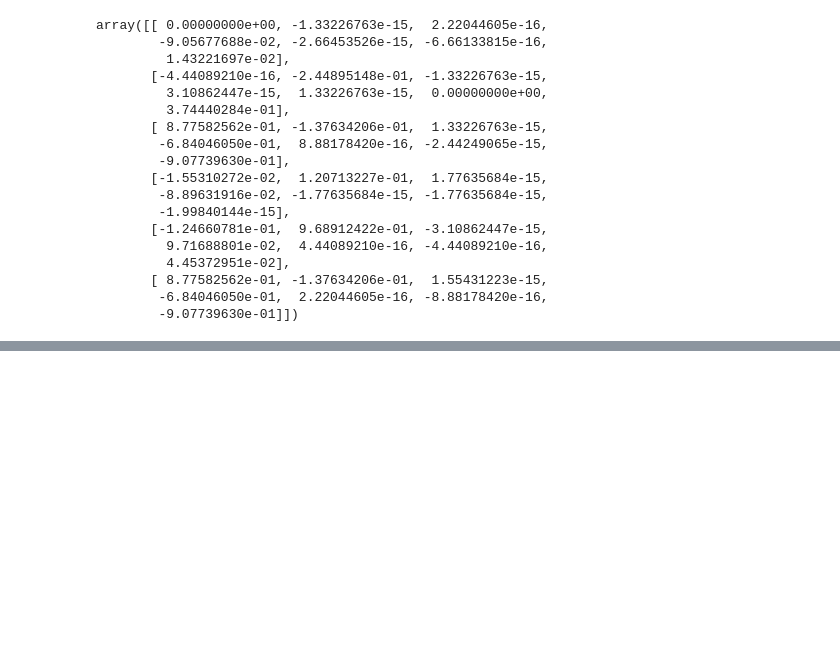
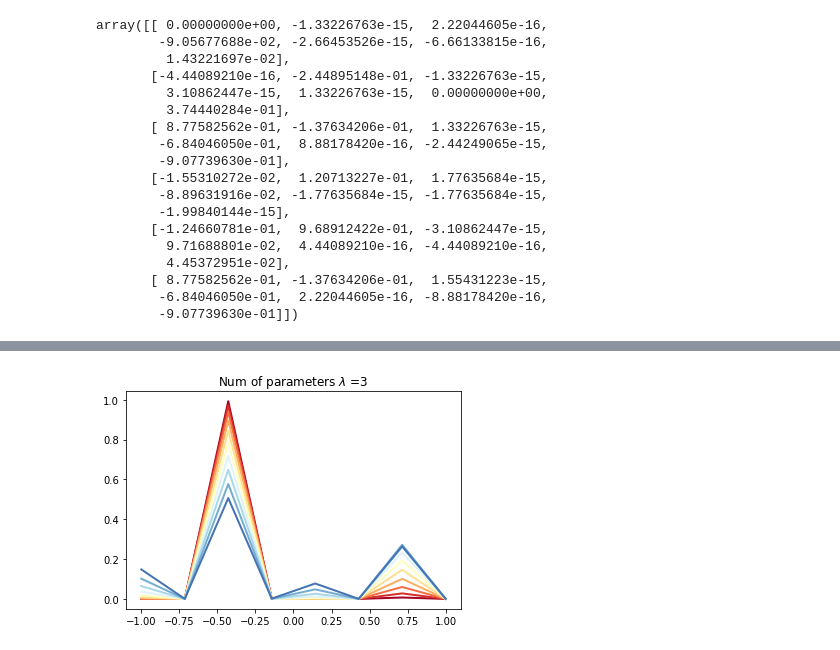
Before and after one commit to santoshkumarradha/stochastic-qc, a Jupyter notebook: Wick space evolution/implementation 2.ipynb, the cells around one changed output, grey strips where cells are left out. Saved outputs shown, nothing was run; the diff lists cells and outputs as text; code cells hidden in the pictures; blank space fills up the shorter version.

```diff
--- a/Wick space evolution/implementation 2.ipynb
+++ b/Wick space evolution/implementation 2.ipynb
@@ -625,0 +672,3 @@ array([[ 0.00000000e+00, -1.33226763e-15,  2.22044605e-16,
+# %%
+dt=.2
+angles_new=a[0]+dt*theta_dot
@@ -625,0 +687,6 @@ array([[ 0.00000000e+00, -1.33226763e-15,  2.22044605e-16,
+# %%
+from wick import wick as wick_class
+
+n=3
+depth=1
+wick=wick_class(n,seed=5,depth=depth)
@@ -625,0 +700,17 @@ array([[ 0.00000000e+00, -1.33226763e-15,  2.22044605e-16,
+# %%
+wick.angles=[]
+wick.evolve_system(dt=.2,N=10)
+# %%
+fig,ax=plt.subplots()
+colors=plt.cm.RdYlBu(np.linspace(0,1,len(wick.angles)))
+s=[]
+for j,i in enumerate(wick.angles[-10:]):
+    state=wick.get_final_state(i)
+    x=np.linspace(-1,1,2**n)
+    ax.plot(x,state*state.conj(),label=f"$|\phi(\lambda_{j})>$",lw=2,c=colors[j])
+    s.append(state*state.conj())
+ax.set_title(f"Num of parameters $\lambda$ ={wick.num_parameters}")
+# ax.legend()
+plt.show()
+# %% [output]
+[figure, added]
```
Also changed, not shown: parts of 12 cells of this notebook, 3 other files.
